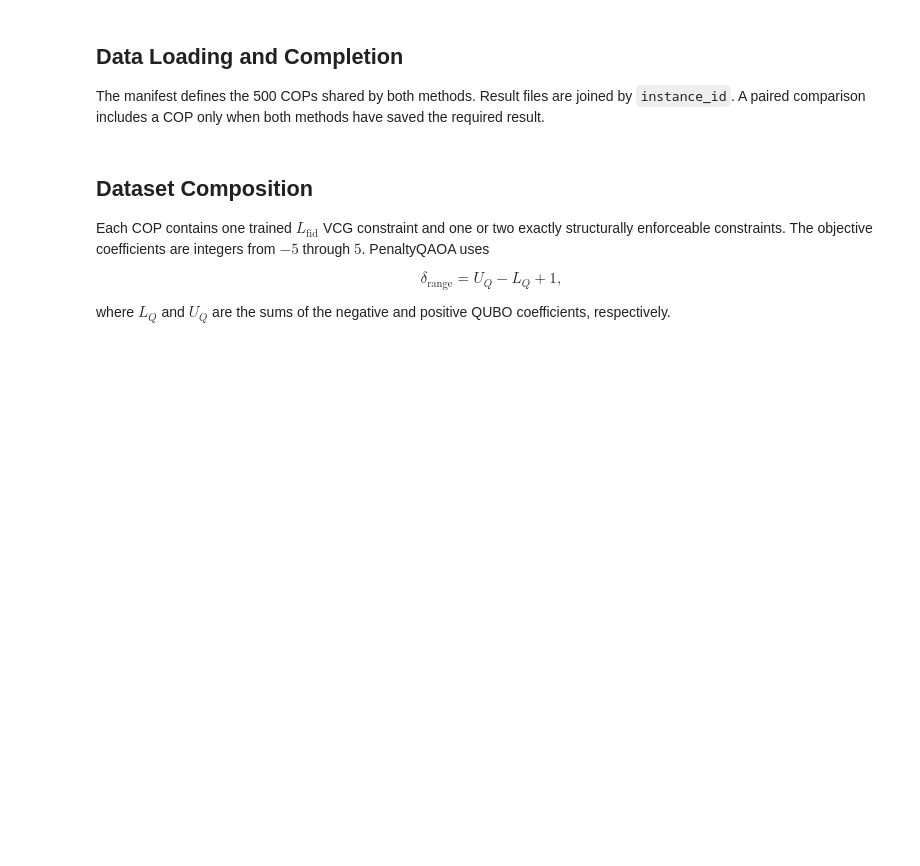
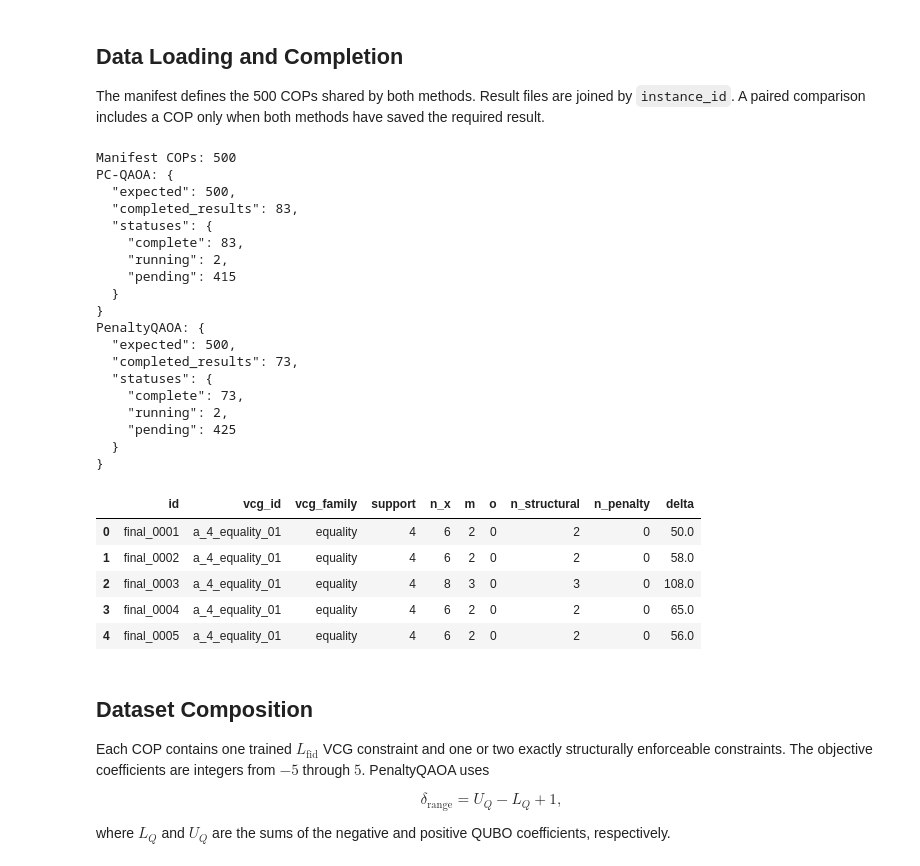
Before and after one commit to Vilcius/constraint_gadgets, a Jupyter notebook: final_experiment/notebooks/final_experiment_results.ipynb, the cells around one changed output. Drawn from its saved outputs; the diff is of its cells as text; code cells hidden in the pictures; blank space fills up the shorter version.

```diff
--- a/final_experiment/notebooks/final_experiment_results.ipynb
+++ b/final_experiment/notebooks/final_experiment_results.ipynb
@@ -100,17 +104,46 @@ def load_json(path, default=None):
     path = Path(path)
     return json.loads(path.read_text()) if path.exists() else default
 
-def load_results(directory, method):
+def distribution_metrics(distribution, reference):
+    distribution = np.asarray(distribution, dtype=float)
+    total = distribution.sum()
+    if total <= 0:
+        return {"ar_feas": np.nan}
+    distribution = distribution / total
+    feasible = np.asarray(reference["feasible_mask"], dtype=bool)
+    values = np.asarray(reference["objective_values"], dtype=float)
+    p_feasible = float(distribution[feasible].sum())
+    if p_feasible <= 0:
+        return {"ar_feas": 0.0}
+    feasible_objective = float(np.dot(distribution[feasible], values[feasible]) / p_feasible)
+    denominator = float(reference["f_max_feasible"] - reference["f_star"])
+    ar_feas = ((float(reference["f_max_feasible"]) - feasible_objective) / denominator
+               if abs(denominator) > 1e-12 else np.nan)
+    return {"ar_feas": ar_feas}
+
+def load_results(directory, method, references):
     rows, depths = [], []
     directory = Path(directory)
     for path in sorted(directory.glob("final_*/result.json")):
         rows.append(load_json(path))
     for path in sorted(directory.glob("final_*/depths.json")):
+        instance_id = path.parent.name
+        reference = references[instance_id]
+        metadata = {
+            "n_x": reference["n_x"], "support": reference["support"],
+            "regime": reference["regime"], "m": reference["m"], "o": reference["o"],
+            "feasible_fraction": reference["feasible_fraction"], "delta": reference["delta"],
+            "manuscript_delta": 5 + 2 * abs(reference["f_min_unconstrained"]),
+        }
         for row in load_json(path, []):
-            depths.append({"instance_id": path.parent.name, "method": method,
-                           **{key: value for key, value in row.items()
-                              if key not in ["angles", "history", "restarts",
-                                             "counts", "probabilities"]}})
+            sampled = distribution_metrics(row["counts"], reference)
+            exact = distribution_metrics(row["probabilities"], reference)
+            derived = {**sampled, **{f"exact_{key}": value for key, value in exact.items()}}
+            depths.append({
+                "instance_id": instance_id, "method": method, **metadata, **derived,
+                **{key: value for key, value in row.items()
+                   if key not in ["angles", "history", "restarts", "counts", "probabilities"]},
+            })
     return pd.DataFrame(rows), pd.DataFrame(depths)
 
 def completion(directory, expected=None):
@@ -118,35 +151,63 @@ def completion(directory, expected=None):
     directory = Path(directory)
     selection = load_json(directory / "selection.json")
     if expected is None:
         expected = len(selection["instance_ids"]) if selection else 500
     for path in directory.glob("final_*/status.json"):
         statuses[load_json(path)["status"]] += 1
     completed = len(list(directory.glob("final_*/result.json")))
     statuses["pending"] = max(0, expected - sum(statuses.values()))
     return {"expected": expected, "completed_results": completed,
             "statuses": dict(statuses)}
 
 if not MANIFEST_PATH.exists():
     raise FileNotFoundError(
         f"Missing {MANIFEST_PATH}. Generate or copy the local manifest before using this notebook.")
 manifest = load_json(MANIFEST_PATH)
+references = {row["id"]: row for row in manifest["instances"]}
 instances = pd.DataFrame(manifest["instances"])
-pc, pc_depths = load_results(PC_DIR, "PC-QAOA")
-penalty, penalty_depths = load_results(PENALTY_DIR, "PenaltyQAOA")
+instances["manuscript_delta"] = 5 + 2 * instances["f_min_unconstrained"].abs()
+pc, pc_depths = load_results(PC_DIR, "PC-QAOA", references)
+penalty, penalty_depths = load_results(PENALTY_DIR, "PenaltyQAOA", references)
 for frame, label in [(pc, "PC-QAOA"), (penalty, "PenaltyQAOA")]:
     if not frame.empty:
         frame["method_label"] = label
 for frame in [pc_depths, penalty_depths]:
     if not frame.empty:
         frame["method_label"] = frame["method"]
 results = pd.concat([pc, penalty], ignore_index=True) if len(pc) or len(penalty) else pd.DataFrame()
 depths = pd.concat([pc_depths, penalty_depths], ignore_index=True) if len(pc_depths) or len(penalty_depths) else pd.DataFrame()
 
 print("Manifest COPs:", len(instances))
 print("PC-QAOA:", json.dumps(completion(PC_DIR), indent=2))
 print("PenaltyQAOA:", json.dumps(completion(PENALTY_DIR), indent=2))
 display(instances[["id", "vcg_id", "vcg_family", "support", "n_x", "m", "o",
                    "n_structural", "n_penalty", "delta"]].head())
+# %% [output]
+Manifest COPs: 500
+PC-QAOA: {
+  "expected": 500,
+  "completed_results": 83,
+  "statuses": {
+    "complete": 83,
+    "running": 2,
+    "pending": 415
+  }
+}
+PenaltyQAOA: {
+  "expected": 500,
+  "completed_results": 73,
+  "statuses": {
+    "complete": 73,
+    "running": 2,
+    "pending": 425
+  }
+}
+|  | id | vcg_id | vcg_family | support | n_x | m | o | n_structural | n_penalty | delta |
+| 0 | final_0001 | a_4_equality_01 | equality | 4 | 6 | 2 | 0 | 2 | 0 | 50.0 |
+| 1 | final_0002 | a_4_equality_01 | equality | 4 | 6 | 2 | 0 | 2 | 0 | 58.0 |
+| 2 | final_0003 | a_4_equality_01 | equality | 4 | 8 | 3 | 0 | 3 | 0 | 108.0 |
+| 3 | final_0004 | a_4_equality_01 | equality | 4 | 6 | 2 | 0 | 2 | 0 | 65.0 |
+| 4 | final_0005 | a_4_equality_01 | equality | 4 | 6 | 2 | 0 | 2 | 0 | 56.0 |
 # %% [markdown]
 ## Dataset Composition
 
```
Also changed, not shown: parts of 13 cells of this notebook.
